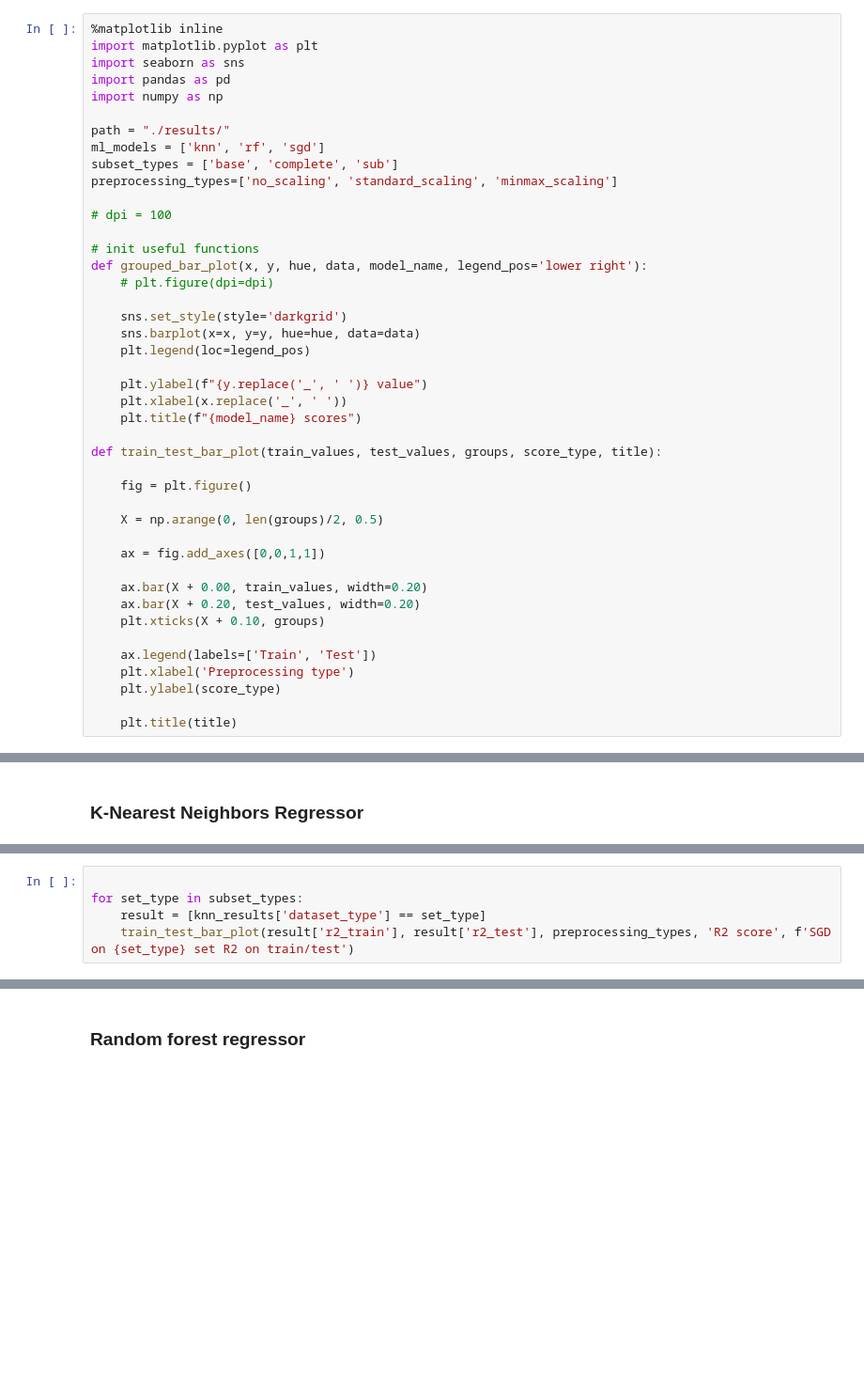
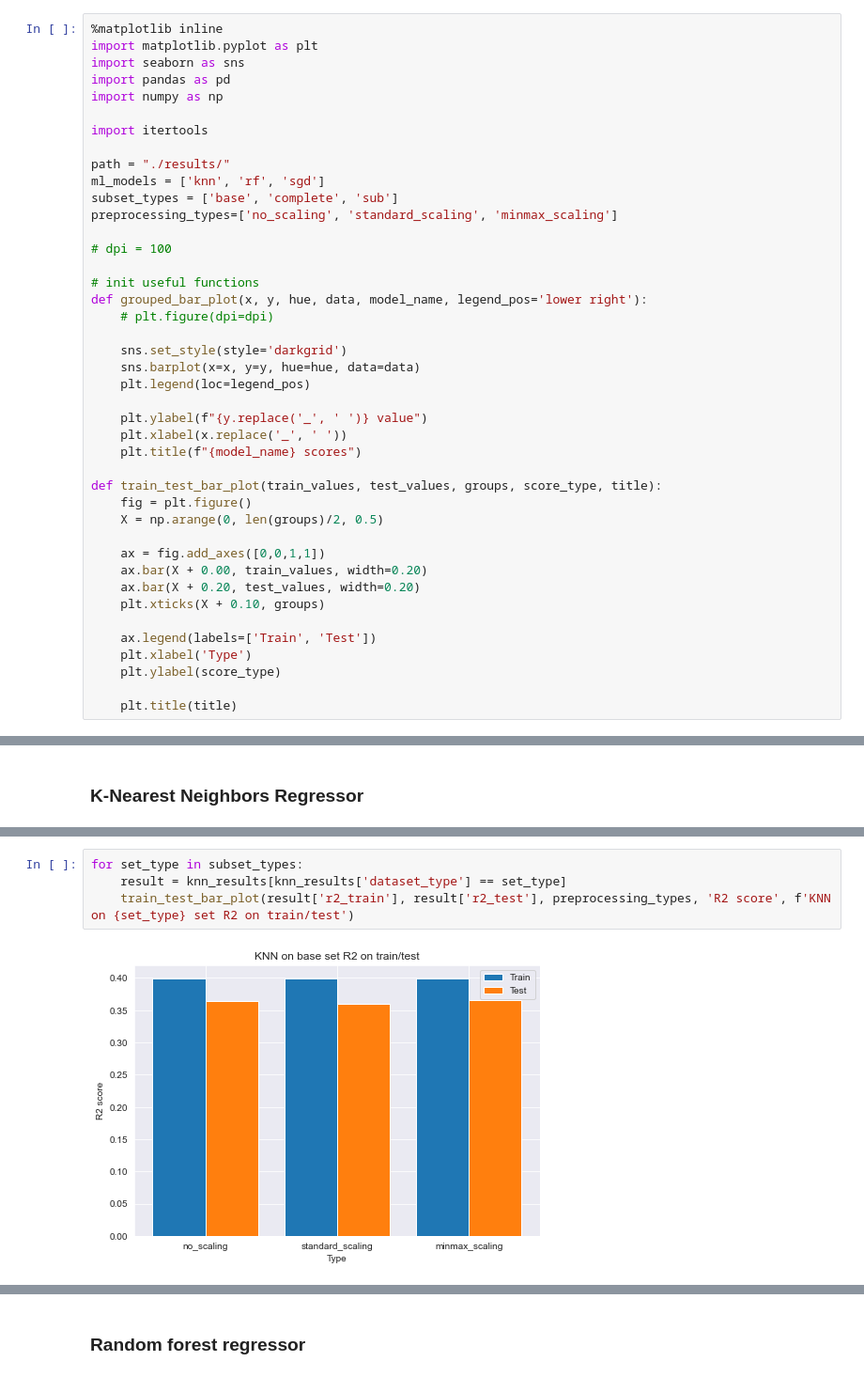
Before and after one commit to burububbu/context-aware-analysis, a Jupyter notebook: results_analysis.ipynb, the cells around one changed output, grey strips where cells are left out. Shown at 94% size. Drawn from its saved outputs; the diff is of its cells as text; blank space fills up the shorter version.

```diff
--- a/results_analysis.ipynb
+++ b/results_analysis.ipynb
@@ -6,6 +6,8 @@ import matplotlib.pyplot as plt
 import seaborn as sns
 import pandas as pd
 import numpy as np
+
+import itertools
 
 path = "./results/"
 ml_models = ['knn', 'rf', 'sgd']
@@ -27,19 +29,16 @@ def grouped_bar_plot(x, y, hue, data, model_name, legend_pos='lower right'):
     plt.title(f"{model_name} scores")
 
 def train_test_bar_plot(train_values, test_values, groups, score_type, title):
-
     fig = plt.figure()
-
     X = np.arange(0, len(groups)/2, 0.5)
 
     ax = fig.add_axes([0,0,1,1])
-
     ax.bar(X + 0.00, train_values, width=0.20)
     ax.bar(X + 0.20, test_values, width=0.20)
     plt.xticks(X + 0.10, groups)
 
     ax.legend(labels=['Train', 'Test'])
-    plt.xlabel('Preprocessing type')
+    plt.xlabel('Type')
     plt.ylabel(score_type)
 
     plt.title(title)
@@ -62,5 +69,6 @@ grouped_bar_plot(x='dataset_type', y='r2_test', hue='preprocessing_type', data=k
 # %%
-
 for set_type in subset_types:
-    result = [knn_results['dataset_type'] == set_type]
-    train_test_bar_plot(result['r2_train'], result['r2_test'], preprocessing_types, 'R2 score', f'SGD on {set_type} set R2 on train/test')
+    result = knn_results[knn_results['dataset_type'] == set_type]
+    train_test_bar_plot(result['r2_train'], result['r2_test'], preprocessing_types, 'R2 score', f'KNN on {set_type} set R2 on train/test')
+# %% [output]
+[figure, added]
```
Also changed, not shown: parts of 14 cells of this notebook.
